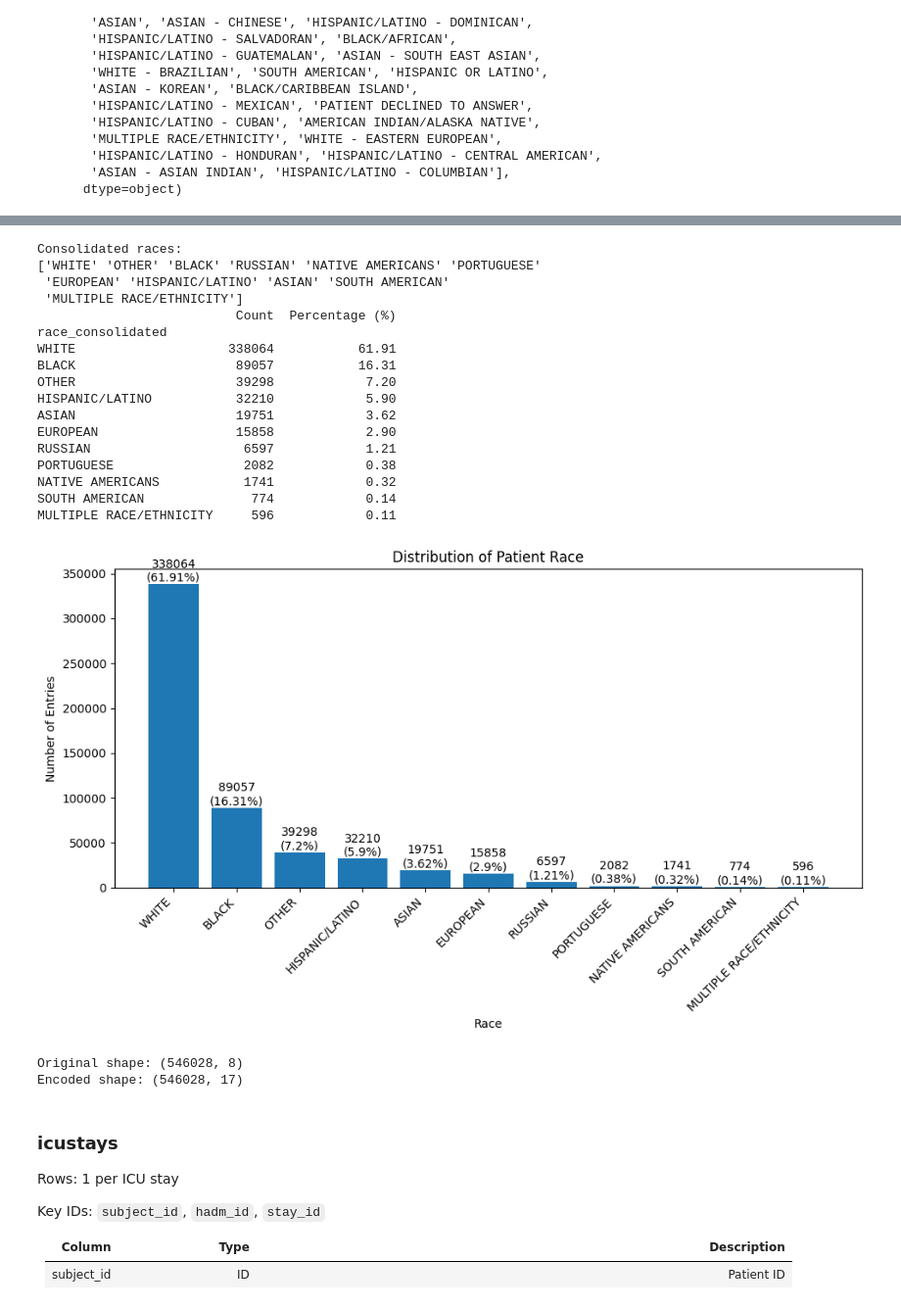
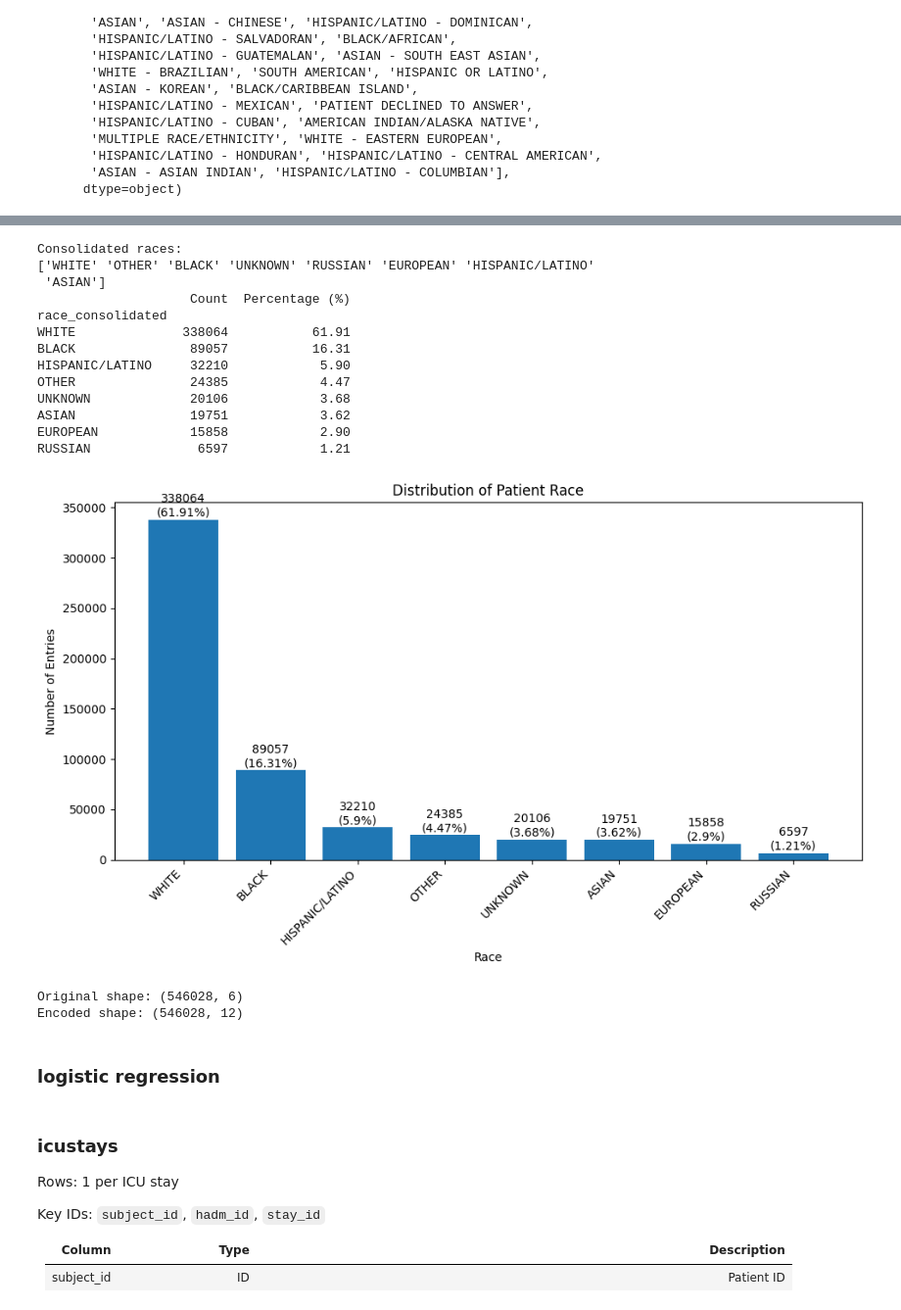
Before and after one commit to LesleyYu/DSCI531, a Jupyter notebook: project/fairness_mimic4.ipynb, the cells around one changed output, grey strips where cells are left out. Shown at 98% size. Saved outputs shown, nothing was run; the diff lists cells and outputs as text; code cells hidden in the pictures.

```diff
--- a/project/fairness_mimic4.ipynb
+++ b/project/fairness_mimic4.ipynb
@@ -335,22 +383,3 @@ array(['WHITE', 'OTHER', 'BLACK/AFRICAN AMERICAN', 'UNABLE TO OBTAIN',
        'HISPANIC/LATINO - HONDURAN', 'HISPANIC/LATINO - CENTRAL AMERICAN',
        'ASIAN - ASIAN INDIAN', 'HISPANIC/LATINO - COLUMBIAN'],
       dtype=object)
-# %%
-cols = ['subject_id', 'hadm_id', 'admittime', 'dischtime',
-             # 'insurance', 'language', 'marital_status',
-             'race','hospital_expire_flag', 'admission_type']
-
-admissions_clean = admissions[cols].copy()
-
-# Convert datetime columns
-admissions_clean['admittime'] = pd.to_datetime(admissions_clean['admittime'])
-admissions_clean['dischtime'] = pd.to_datetime(admissions_clean['dischtime'])
-
-# Fill missing values for sensitive attributes
-'''“This particular NaN value has special meaning — it tells us that the information was unknown or missing at the time.
-Instead of dropping or guessing it, we treat it as its own category by converting it into a label like 'UNKNOWN', so the model can process it.”'''
-# admissions_clean[['insurance', 'language', 'marital_status']] = admissions_clean[['insurance', 'language', 'marital_status']].fillna('UNKNOWN')
-
-# Preview cleaned data
-admissions_clean.info()
-admissions_clean.head()
@@ -395,12 +399,12 @@ def map_race(race_value):
         return 'HISPANIC/LATINO'
     elif 'HISPANIC OR LATINO' in race_value:
         return 'HISPANIC/LATINO'
-    elif race_value in ['PATIENT DECLINED TO ANSWER', 'UNABLE TO OBTAIN', 'UNKNOWN']:
-        return 'OTHER'
     elif 'BLACK' in race_value:
         return 'BLACK'
-    elif race_value in ['AMERICAN INDIAN/ALASKA NATIVE', 'NATIVE HAWAIIAN OR OTHER PACIFIC ISLANDER']:
-        return 'NATIVE AMERICANS'
+    elif race_value in ['PATIENT DECLINED TO ANSWER', 'UNABLE TO OBTAIN', 'UNKNOWN', "MULTIPLE RACE/ETHNICITY"]:
+        return 'UNKNOWN'
+    elif race_value in ['AMERICAN INDIAN/ALASKA NATIVE', 'NATIVE HAWAIIAN OR OTHER PACIFIC ISLANDER', "PORTUGUESE", "SOUTH AMERICAN"]:
+        return 'OTHER'
     else:
         return race_value
 
@@ -431,51 +435,49 @@ for i, count in enumerate(race_stats['Count']):
                 f"{count}\n({race_stats['Percentage (%)'][i]}%)",
                 ha='center')
 plt.show()
 
 # Using sklearn OneHotEncoder to apply one-hot encoding
 # Initialize the encoder
 encoder = OneHotEncoder(sparse_output=False, handle_unknown='ignore')
 
 # Reshape the race column and fit transform
 race_array = encoder.fit_transform(admissions_clean[['race_consolidated']])
 
 # Create a DataFrame with the encoded values
 race_encoded_df = pd.DataFrame(
     race_array,
     columns=[f'race_{race}' for race in encoder.categories_[0]],
     index=admissions_clean.index
 )
 
 # Concatenate with original dataframe
 admissions_encoded = pd.concat([admissions_clean, race_encoded_df], axis=1)
 
 # drop the original race columns
 admissions_encoded = admissions_encoded.drop(['race', 'race_consolidated'], axis=1)
 
 # Display the shape of the new dataframe
 print(f"Original shape: {admissions_clean.shape}")
 print(f"Encoded shape: {admissions_encoded.shape}")
 # %% [output]
 Consolidated races:
-['WHITE' 'OTHER' 'BLACK' 'RUSSIAN' 'NATIVE AMERICANS' 'PORTUGUESE'
- 'EUROPEAN' 'HISPANIC/LATINO' 'ASIAN' 'SOUTH AMERICAN'
- 'MULTIPLE RACE/ETHNICITY']
-                          Count  Percentage (%)
+['WHITE' 'OTHER' 'BLACK' 'UNKNOWN' 'RUSSIAN' 'EUROPEAN' 'HISPANIC/LATINO'
+ 'ASIAN']
+                    Count  Percentage (%)
 race_consolidated
-WHITE                    338064           61.91
-BLACK                     89057           16.31
-OTHER                     39298            7.20
-HISPANIC/LATINO           32210            5.90
-ASIAN                     19751            3.62
-EUROPEAN                  15858            2.90
-RUSSIAN                    6597            1.21
-PORTUGUESE                 2082            0.38
-NATIVE AMERICANS           1741            0.32
-SOUTH AMERICAN              774            0.14
-MULTIPLE RACE/ETHNICITY     596            0.11
+WHITE              338064           61.91
+BLACK               89057           16.31
+HISPANIC/LATINO     32210            5.90
+OTHER               24385            4.47
+UNKNOWN             20106            3.68
+ASIAN               19751            3.62
+EUROPEAN            15858            2.90
+RUSSIAN              6597            1.21
-[figure, old version]
+[figure, new version]
-Original shape: (546028, 8)
-Encoded shape: (546028, 17)
+Original shape: (546028, 6)
+Encoded shape: (546028, 12)
+# %% [markdown]
+### logistic regression
 # %% [markdown]
 ### icustays
 
```
Also changed, not shown: parts of 28 cells of this notebook, 1 other file.
